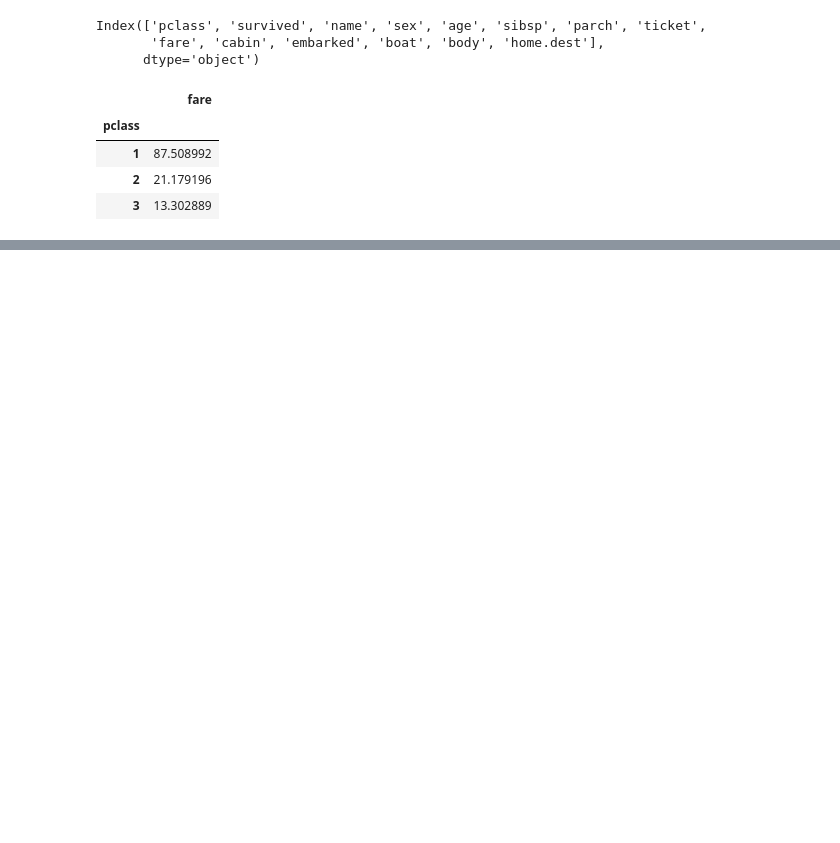
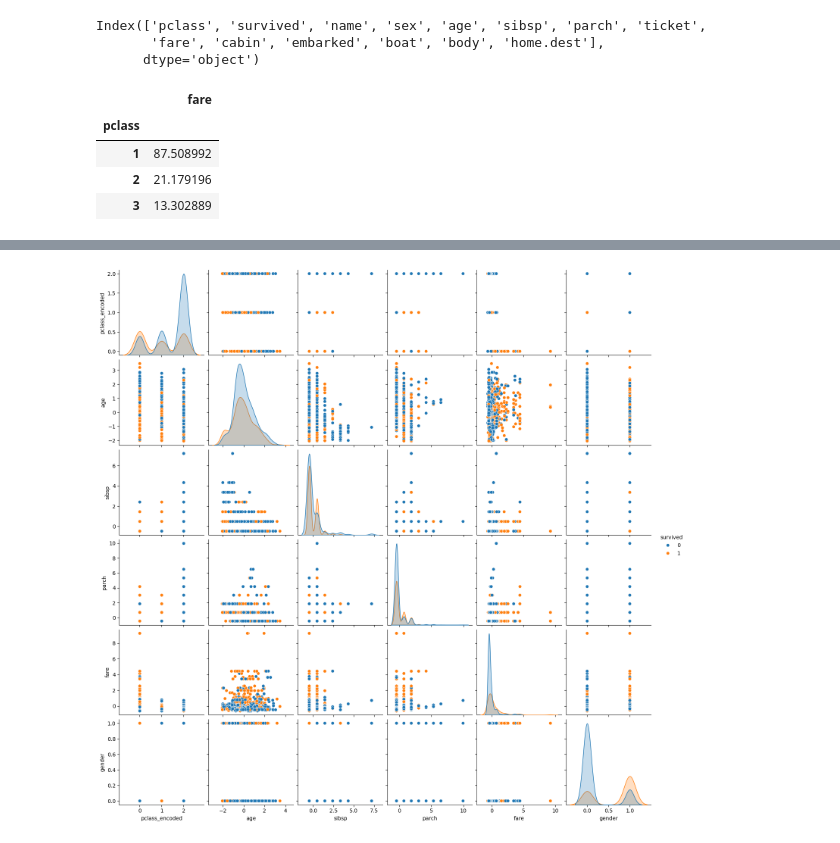
Before and after one commit to H-wooks/KITA_2024, a Jupyter notebook: M3_분석라이브러리/Pandas/Task_30May2024.ipynb, the cells around one changed output, grey strips where cells are left out. Drawn from its saved outputs; the diff is of its cells as text; code cells hidden in the pictures; blank space fills up the shorter version.

```diff
--- a/M3_분석라이브러리/Pandas/Task_30May2024.ipynb
+++ b/M3_분석라이브러리/Pandas/Task_30May2024.ipynb
@@ -220,0 +253,37 @@ NameError: name 'tdf' is not defined
+# %%
+# Task7_0530. titanic3 각 변수의 상관계수를 통해 각 변수와 목표 변수(생존 여부) 간의 관계를 파악하세요.
+import seaborn as sns
+import matplotlib.pyplot as plt
+from sklearn.preprocessing import OneHotEncoder
+from sklearn.preprocessing import LabelEncoder
+from sklearn.preprocessing import StandardScaler
+
+# 데이터프레임 읽기
+file_path = '/content/drive/MyDrive/00_KITA_2404/M3_분석라이브러리/pandas/dataset/titanic3.csv'
+df = pd.read_csv(file_path)
+
+# sex column을 gender로 변경
+df.rename(columns={'sex': 'gender'}, inplace=True)
+
+# gender를 수치화 (female: 1, male: 0)
+df['gender'] = df['gender'].map({'female': 1, 'male': 0})
+
+# 결측치 처리 (일단은 간단히 평균값으로 대체)
+#df.fillna(df.mean(), inplace=True)
+
+# LabelEncoder 사용하여 pclass 인코딩
+label_encoder = LabelEncoder()
+df['pclass_encoded'] = label_encoder.fit_transform(df['pclass'])
+
+# pclass 원핫인코딩
+df = pd.get_dummies(df, columns=['pclass'], prefix='pclass')
+
+# Age, sibsp, parch, fare의 표준화
+scaler = StandardScaler()
+df[['age', 'sibsp', 'parch', 'fare']] = scaler.fit_transform(df[['age', 'sibsp', 'parch', 'fare']])
+
+# 시각화
+sns.pairplot(df[['pclass_encoded', 'age', 'sibsp', 'parch', 'fare', 'gender', 'survived']], hue='survived')
+plt.show()
+# %% [output]
+[figure, added]
```
Also changed, not shown: parts of 11 cells of this notebook.
